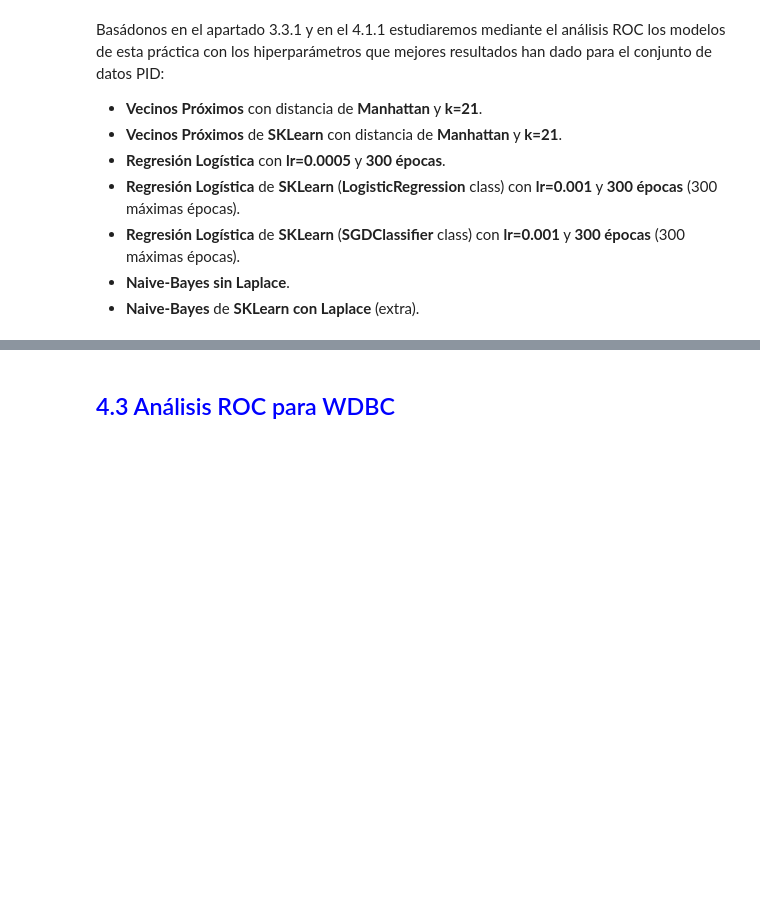
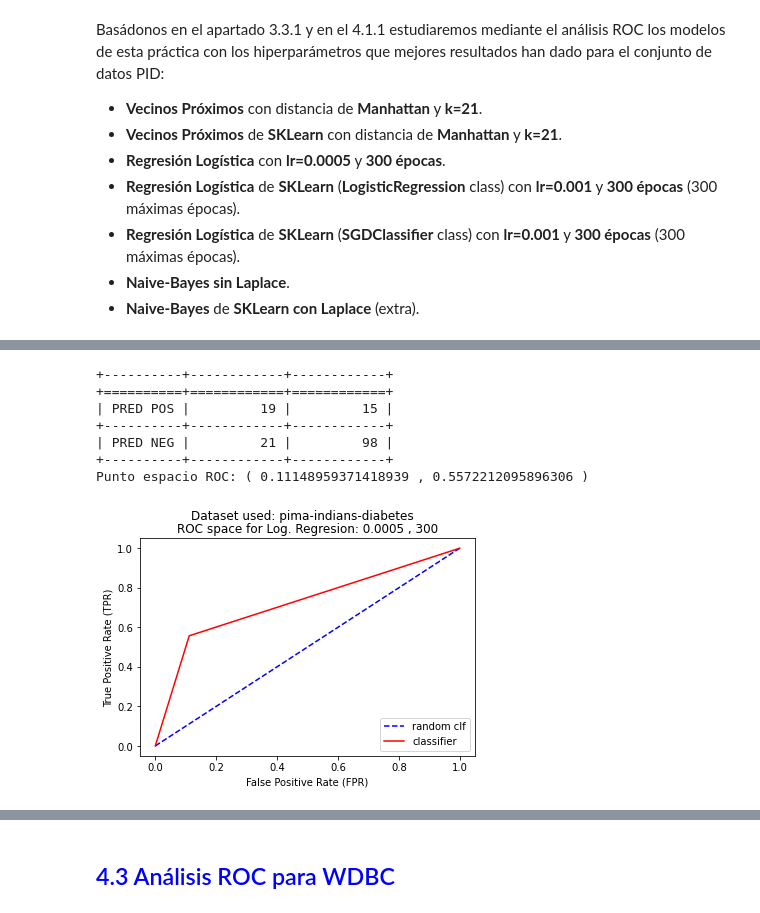
Before and after one commit to AlejandroSantorum/MachineLearning_Assignments, a Jupyter notebook: Assignment2/test_KNN-LR.ipynb, the cells around one changed output, grey strips where cells are left out. Cells and saved outputs as stored; diff of their text form; code cells hidden in the pictures; blank space fills up the shorter version.

```diff
--- a/Assignment2/test_KNN-LR.ipynb
+++ b/Assignment2/test_KNN-LR.ipynb
@@ -1312,0 +1345,15 @@ Basádonos en el apartado 3.3.1 y en el 4.1.1 estudiaremos mediante el análisis
+# %%
+np.random.shuffle(db_pid.datos)
+LR = Clasificador.ClasificadorRegresionLogistica(learning_rate=0.0005, nepochs=300)
+strat = EstrategiaParticionado.ValidacionCruzada(5)
+fpr, tpr = ROC_Analysis(db_pid, LR, strat)
+plot_ROC(fpr, tpr, clf_name='Log. Regresion: 0.0005 , 300', dataset_name='pima-indians-diabetes')
+# %% [output]
++----------+------------+------------+
++==========+============+============+
+| PRED POS |         19 |         15 |
++----------+------------+------------+
+| PRED NEG |         21 |         98 |
++----------+------------+------------+
+Punto espacio ROC: ( 0.11148959371418939 , 0.5572212095896306 )
+[figure, added]
```
Also changed, not shown: parts of 23 cells of this notebook.
